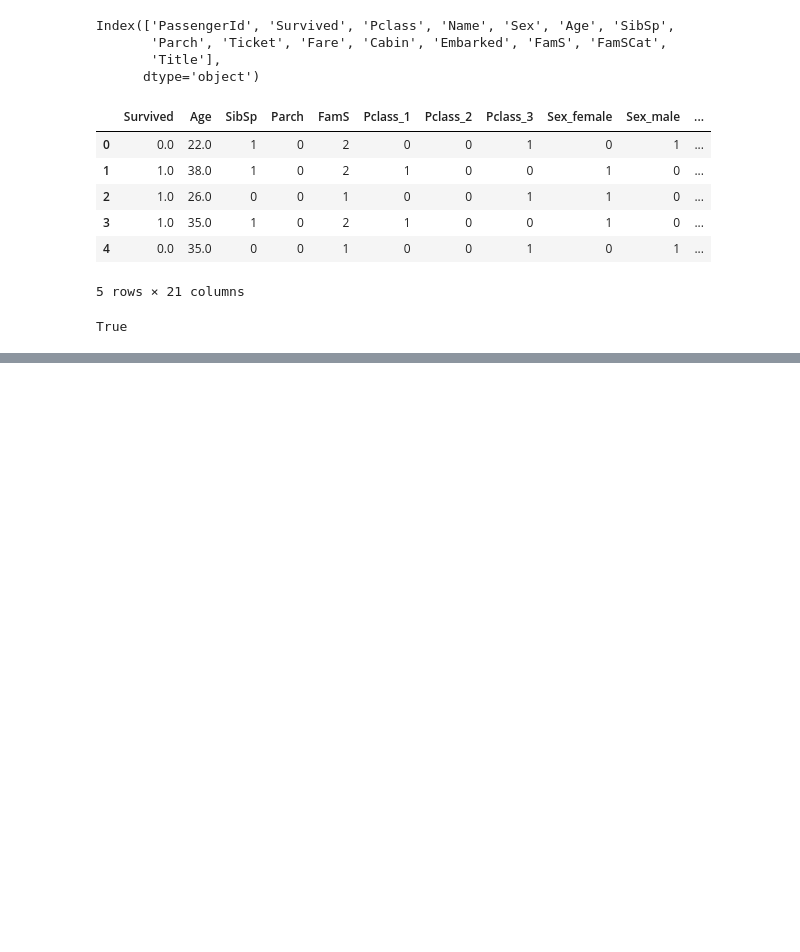
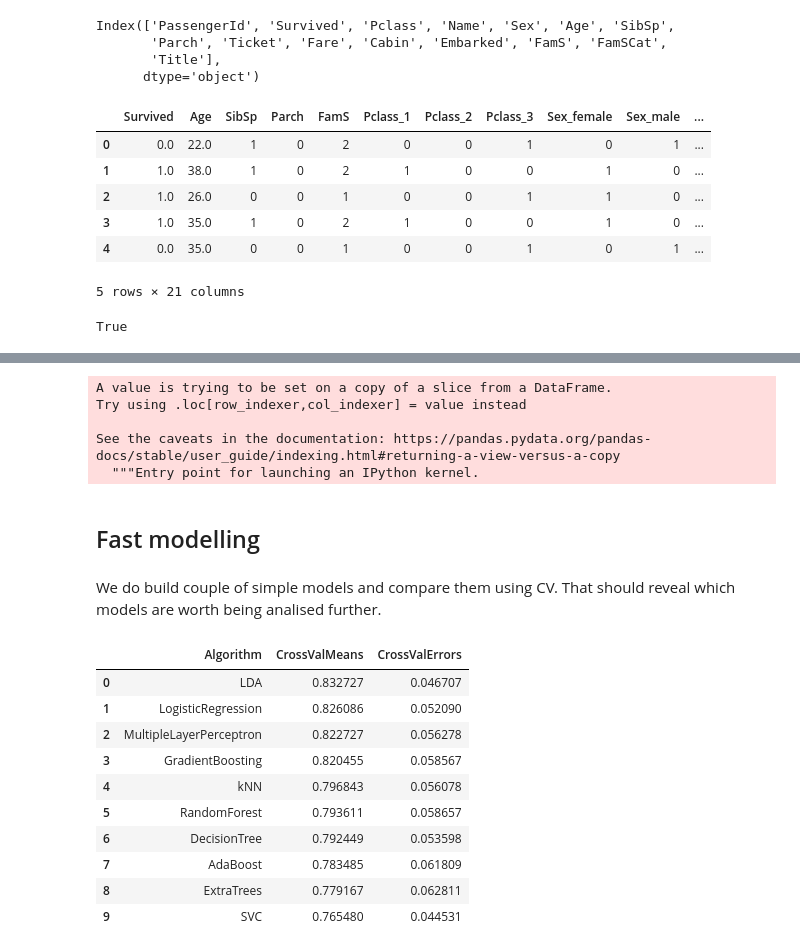
Before and after one commit to mmaku/Kaggle_titanic, a Jupyter notebook: 11 Titanic.ipynb, the cells around one changed output, grey strips where cells are left out. Cells and saved outputs as stored; diff of their text form; code cells hidden in the pictures; blank space fills up the shorter version.

```diff
--- a/11 Titanic.ipynb
+++ b/11 Titanic.ipynb
@@ -507,0 +527,15 @@ True
+# %%
+train_final['Survived'] = train_final['Survived'].astype(int)
+
+Y_train = train_final['Survived']
+X_train = train_final.drop(labels = ['Survived'], axis = 1)
+# %% [output]
+A value is trying to be set on a copy of a slice from a DataFrame.
+Try using .loc[row_indexer,col_indexer] = value instead
+
+See the caveats in the documentation: https://pandas.pydata.org/pandas-docs/stable/user_guide/indexing.html#returning-a-view-versus-a-copy
+  """Entry point for launching an IPython kernel.
+# %% [markdown]
+## Fast modelling
+# %% [markdown]
+We do build couple of simple models and compare them using CV. That should reveal which models are worth being analised further.
@@ -507,0 +572,16 @@ True
+# %%
+cv_res.sort_values(by=['CrossValMeans'], ascending=False, inplace=True)
+cv_res.reset_index(drop=True, inplace=True)
+cv_res
+# %% [output]
+|  | Algorithm | CrossValMeans | CrossValErrors |
+| 0 | LDA | 0.832727 | 0.046707 |
+| 1 | LogisticRegression | 0.826086 | 0.052090 |
+| 2 | MultipleLayerPerceptron | 0.822727 | 0.056278 |
+| 3 | GradientBoosting | 0.820455 | 0.058567 |
+| 4 | kNN | 0.796843 | 0.056078 |
+| 5 | RandomForest | 0.793611 | 0.058657 |
+| 6 | DecisionTree | 0.792449 | 0.053598 |
+| 7 | AdaBoost | 0.783485 | 0.061809 |
+| 8 | ExtraTrees | 0.779167 | 0.062811 |
+| 9 | SVC | 0.765480 | 0.044531 |
```
Also changed, not shown: parts of 56 cells of this notebook.
